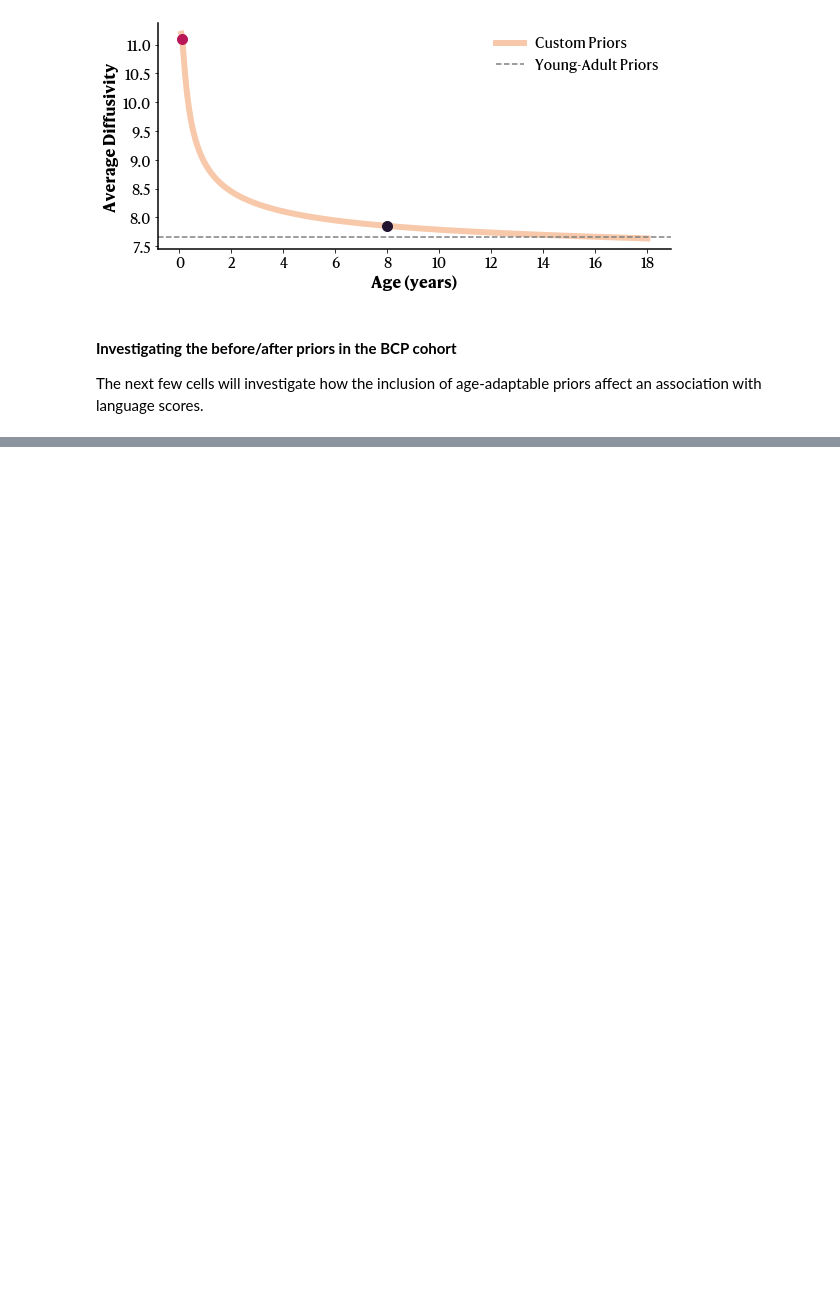
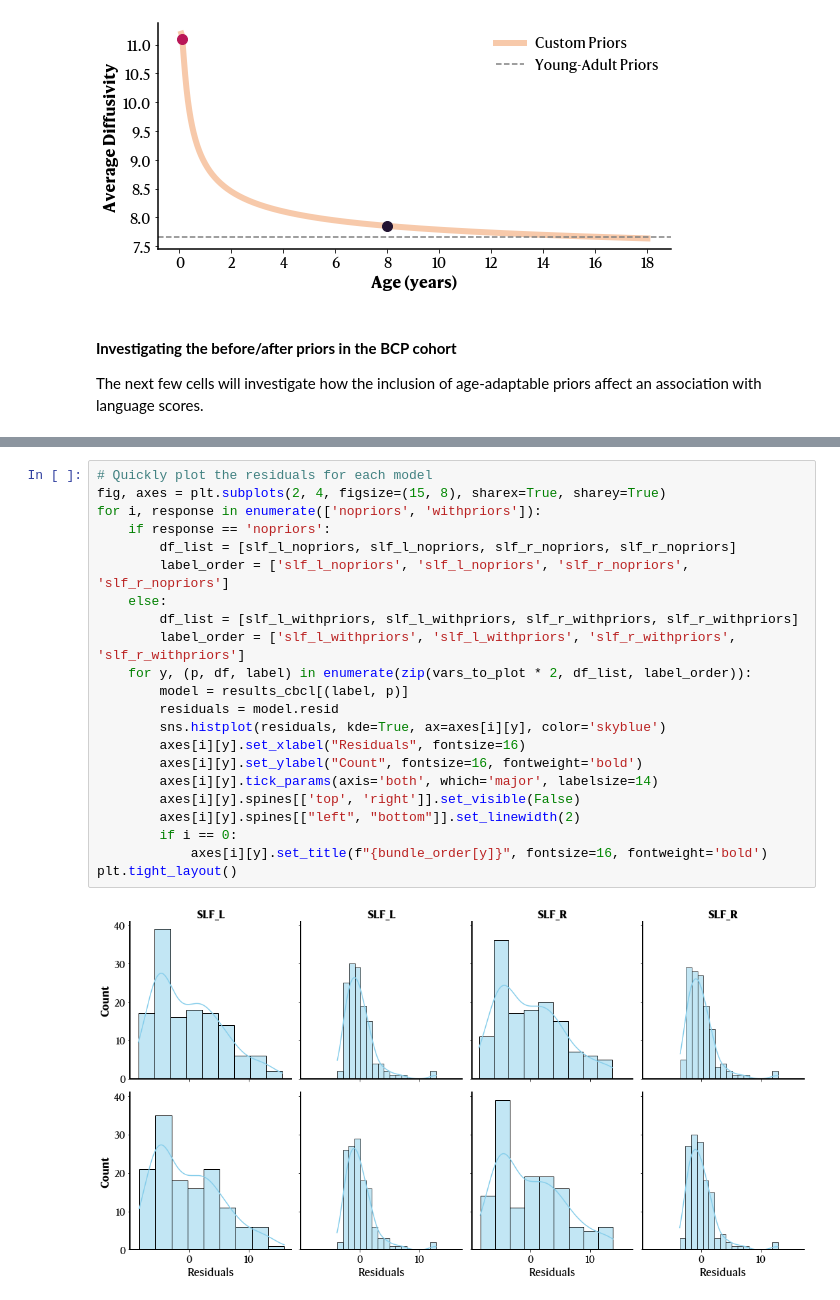
Before and after one commit to gagnonanthony/sf-pediatric-paper, a Jupyter notebook: notebooks/priors.ipynb, the cells around one changed output, grey strips where cells are left out. Drawn from its saved outputs; the diff is of its cells as text; blank space fills up the shorter version.

```diff
--- a/notebooks/priors.ipynb
+++ b/notebooks/priors.ipynb
@@ -1408,0 +1239,24 @@ plt.show()
+# %%
+# Quickly plot the residuals for each model
+fig, axes = plt.subplots(2, 4, figsize=(15, 8), sharex=True, sharey=True)
+for i, response in enumerate(['nopriors', 'withpriors']):
+    if response == 'nopriors':
+        df_list = [slf_l_nopriors, slf_l_nopriors, slf_r_nopriors, slf_r_nopriors]
+        label_order = ['slf_l_nopriors', 'slf_l_nopriors', 'slf_r_nopriors', 'slf_r_nopriors']
+    else:
+        df_list = [slf_l_withpriors, slf_l_withpriors, slf_r_withpriors, slf_r_withpriors]
+        label_order = ['slf_l_withpriors', 'slf_l_withpriors', 'slf_r_withpriors', 'slf_r_withpriors']
+    for y, (p, df, label) in enumerate(zip(vars_to_plot * 2, df_list, label_order)):
+        model = results_cbcl[(label, p)]
+        residuals = model.resid
+        sns.histplot(residuals, kde=True, ax=axes[i][y], color='skyblue')
+        axes[i][y].set_xlabel("Residuals", fontsize=16)
+        axes[i][y].set_ylabel("Count", fontsize=16, fontweight='bold')
+        axes[i][y].tick_params(axis='both', which='major', labelsize=14)
+        axes[i][y].spines[['top', 'right']].set_visible(False)
+        axes[i][y].spines[["left", "bottom"]].set_linewidth(2)
+        if i == 0:
+            axes[i][y].set_title(f"{bundle_order[y]}", fontsize=16, fontweight='bold')
+plt.tight_layout()
+# %% [output]
+[figure, added]
```
Also changed, not shown: parts of 32 cells of this notebook.
